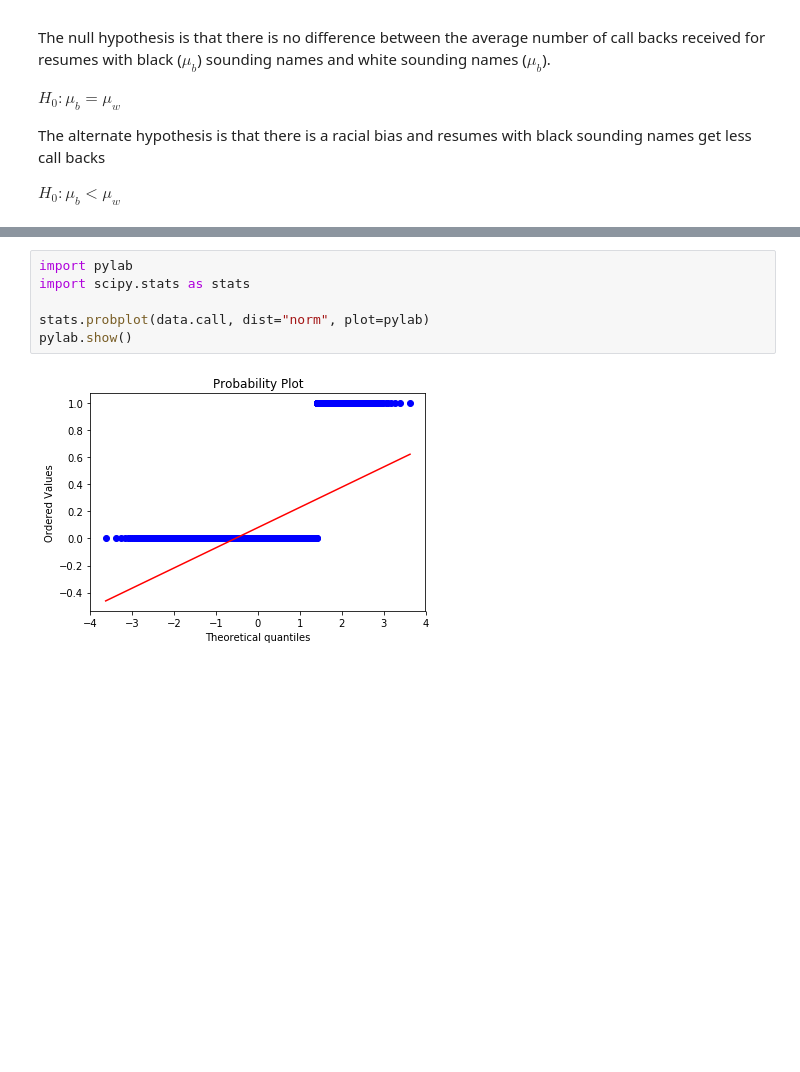
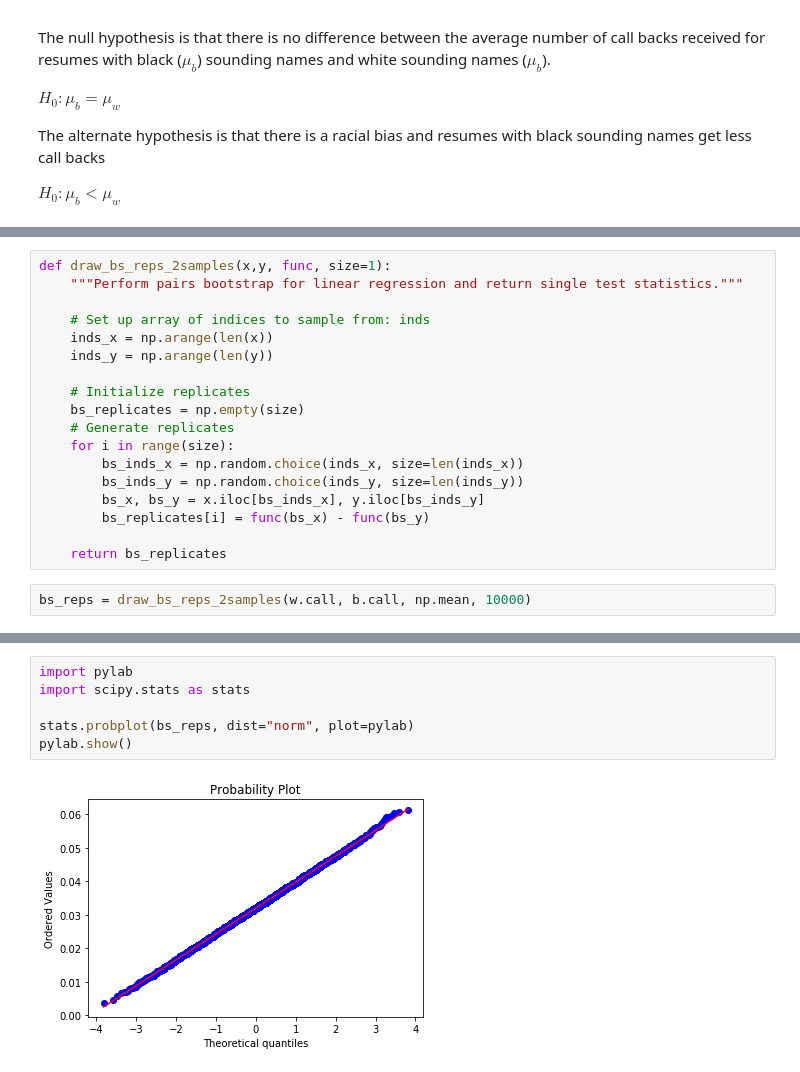
Before and after one commit to wsjk/inferential_stats_exercises, a Jupyter notebook: racial_disc/sliderule_dsi_inferential_statistics_exercise_2.ipynb, the cells around one changed output, grey strips where cells are left out. Drawn from its saved outputs; the diff is of its cells as text; blank space fills up the shorter version.

```diff
--- a/racial_disc/sliderule_dsi_inferential_statistics_exercise_2.ipynb
+++ b/racial_disc/sliderule_dsi_inferential_statistics_exercise_2.ipynb
@@ -128,0 +152,20 @@ print(xb_bar, xw_bar, s_b, s_w, n)
+# %%
+def draw_bs_reps_2samples(x,y, func, size=1):
+    """Perform pairs bootstrap for linear regression and return single test statistics."""
+
+    # Set up array of indices to sample from: inds
+    inds_x = np.arange(len(x))
+    inds_y = np.arange(len(y))
+
+    # Initialize replicates
+    bs_replicates = np.empty(size)
+    # Generate replicates
+    for i in range(size):
+        bs_inds_x = np.random.choice(inds_x, size=len(inds_x))
+        bs_inds_y = np.random.choice(inds_y, size=len(inds_y))
+        bs_x, bs_y = x.iloc[bs_inds_x], y.iloc[bs_inds_y]
+        bs_replicates[i] = func(bs_x) - func(bs_y)
+
+    return bs_replicates
+# %%
+bs_reps = draw_bs_reps_2samples(w.call, b.call, np.mean, 10000)
@@ -129,8 +180,8 @@ print(xb_bar, xw_bar, s_b, s_w, n)
 # %%
 import pylab
 import scipy.stats as stats
 
-stats.probplot(data.call, dist="norm", plot=pylab)
+stats.probplot(bs_reps, dist="norm", plot=pylab)
 pylab.show()
 # %% [output]
-[figure, old version]
+[figure, new version]
```
Also changed, not shown: parts of 14 cells of this notebook, 1 other file.
